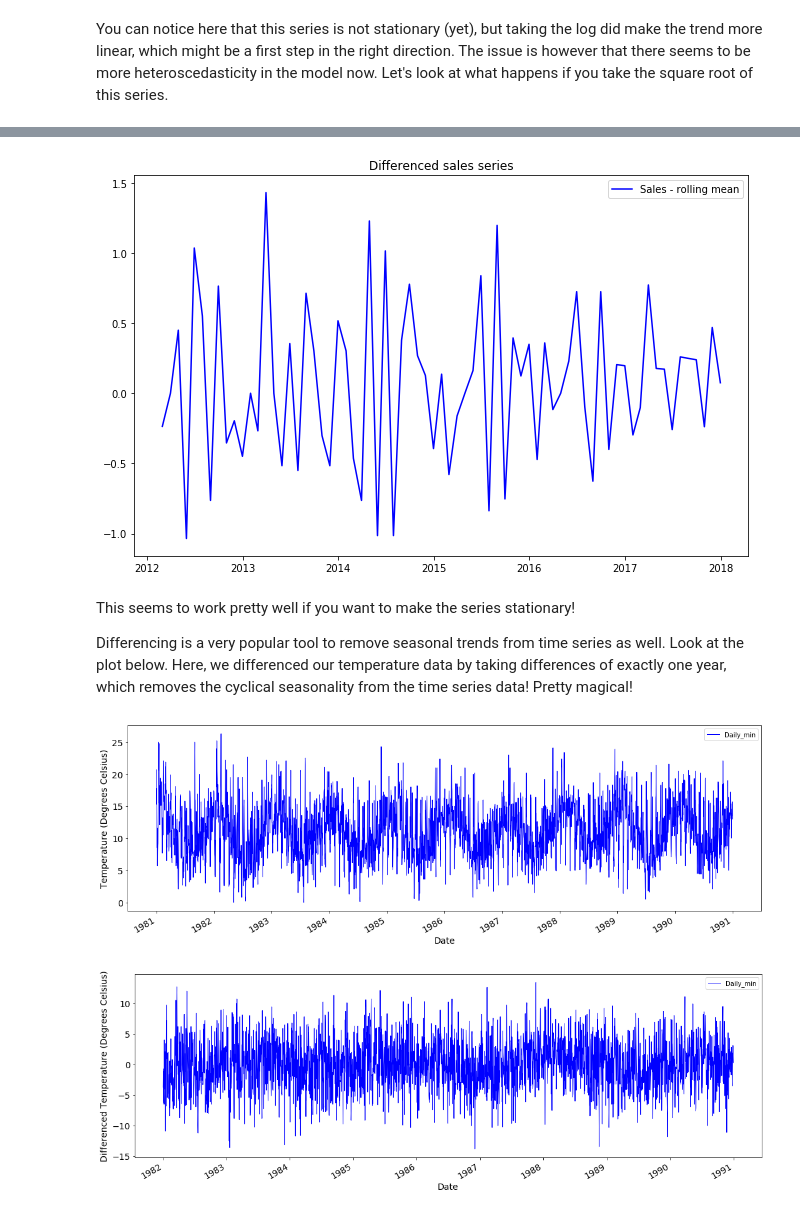
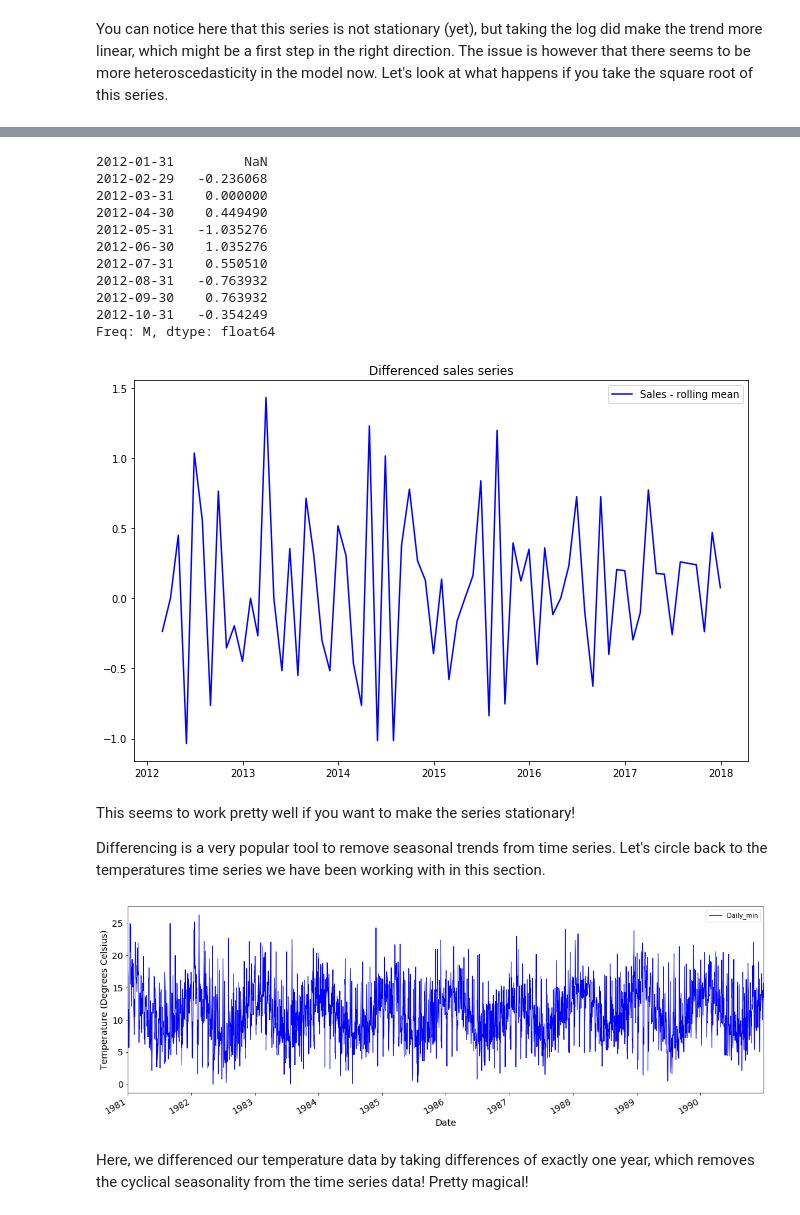
Before and after one commit to learn-co-curriculum/dsc-removing-trends, a Jupyter notebook: index.ipynb, the cells around one changed output, grey strips where cells are left out. Cells and saved outputs as stored; diff of their text form; code cells hidden in the pictures.

```diff
--- a/index.ipynb
+++ b/index.ipynb
@@ -187,31 +207,39 @@ This mostly works pretty well in improving stationarity. First-order differencin
+# %%
+data_diff = data.diff(periods=1)
+data_diff.head(10)
+# %% [output]
+2012-01-31         NaN
+2012-02-29   -0.236068
+2012-03-31    0.000000
+2012-04-30    0.449490
+2012-05-31   -1.035276
+2012-06-30    1.035276
+2012-07-31    0.550510
+2012-08-31   -0.763932
+2012-09-30    0.763932
+2012-10-31   -0.354249
+Freq: M, dtype: float64
 # %%
-data_diff = data.diff(periods=1)
-data_diff.head(10)
-
 fig = plt.figure(figsize=(11,7))
 plt.plot(data_diff, color='blue',label='Sales - rolling mean')
 plt.legend(loc='best')
 plt.title('Differenced sales series')
 plt.show(block=False)
 # %% [output]
-[figure, old version]
+[figure, new version]
 # %% [markdown]
 This seems to work pretty well if you want to make the series stationary!
 
-Differencing is a very popular tool to remove seasonal trends from time series as well. Look at the plot below. Here, we differenced our temperature data by taking differences of exactly one year, which removes the cyclical seasonality from the time series data! Pretty magical!
+Differencing is a very popular tool to remove seasonal trends from time series. Let's circle back to the temperatures time series we have been working with in this section.
 # %%
-data = pd.read_csv("min_temp.csv")
-data.Date = pd.to_datetime(data.Date)
+data = pd.read_csv('min_temp.csv')
+data['Date'] = pd.to_datetime(data['Date'])
 data.set_index('Date', inplace=True)
 
 data.plot(figsize=(18,6), color='blue', linewidth=1, fontsize=14)
 plt.xlabel('Date', fontsize=14)
 plt.ylabel('Temperature (Degrees Celsius)', fontsize=14);
-
-data_diff = data.diff(periods=365)
-data_diff.plot(figsize=(18,6), color='blue', linewidth=1, fontsize=14)
-plt.xlabel('Date', fontsize=14)
-plt.ylabel('Differenced Temperature (Degrees Celsius)', fontsize=14);
 # %% [output]
-[figure, old version]
+[figure, new version]
-[figure, removed]
+# %% [markdown]
+Here, we differenced our temperature data by taking differences of exactly one year, which removes the cyclical seasonality from the time series data! Pretty magical!
```
Also changed, not shown: parts of 18 cells of this notebook, 14 other files.
